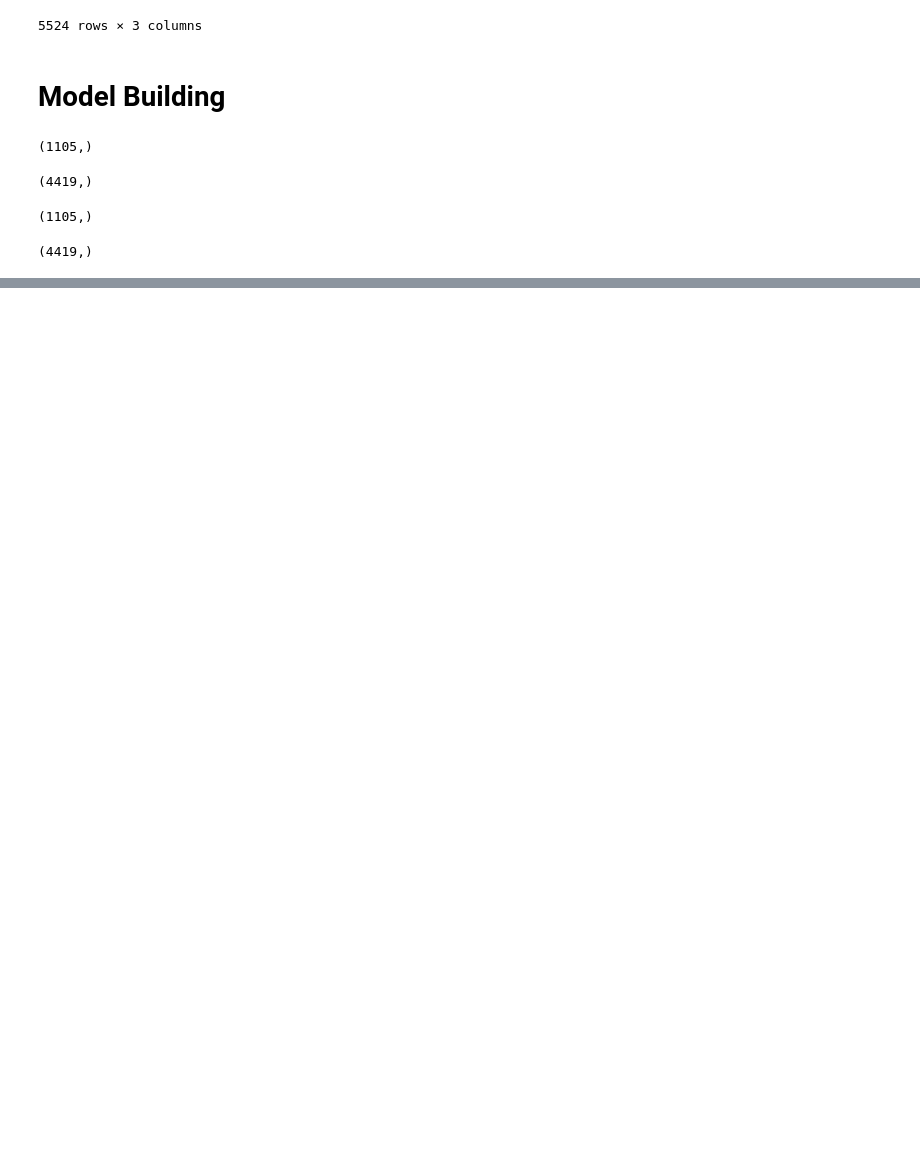
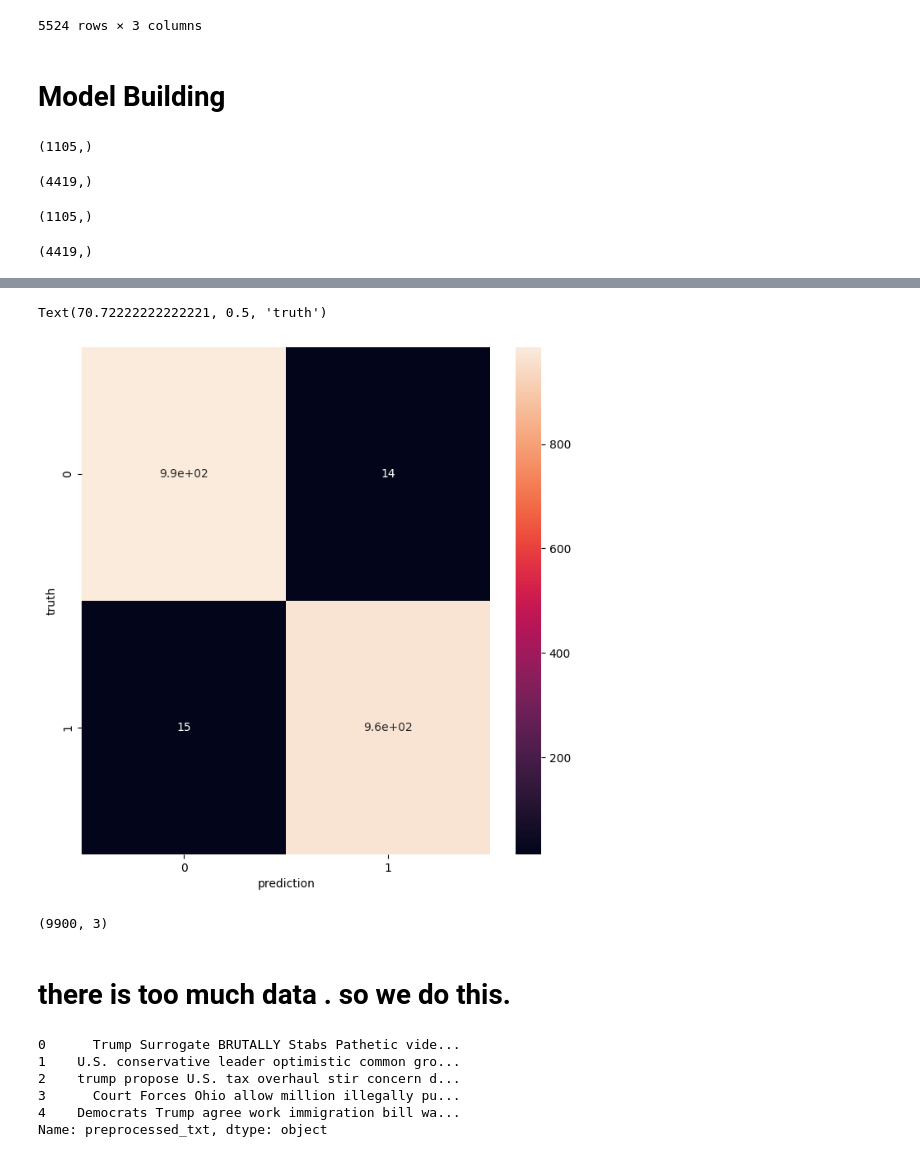
Before and after one commit to BibekRai44/NLP, a Jupyter notebook: bag-of-n-words.ipynb, the cells around one changed output, grey strips where cells are left out. Saved outputs shown, nothing was run; the diff lists cells and outputs as text; code cells hidden in the pictures; blank space fills up the shorter version.

```diff
--- a/bag-of-n-words.ipynb
+++ b/bag-of-n-words.ipynb
@@ -225,0 +259,7 @@ Text(70.72222222222221, 0.5, 'truth')
+# %%
+x=df['Text']
+y=df['label_num']
+# %%
+import sklearn
+from sklearn.model_selection import train_test_split
+X_train,X_test,y_train,y_test=train_test_split(x,y,test_size=0.2,random_state=2022,stratify=df.label_num)
@@ -225,0 +317,12 @@ Text(70.72222222222221, 0.5, 'truth')
+# %%
+from sklearn.ensemble import RandomForestClassifier
+from sklearn.pipeline import Pipeline
+from sklearn.metrics import classification_report
+from sklearn.feature_extraction.text import CountVectorizer
+clf = Pipeline([
+     ('vectorizer_trigrams', CountVectorizer(ngram_range = (3, 3))),        #using the ngram_range parameter
+     ('random_forest', RandomForestClassifier())
+])
+clf.fit(X_train,y_train)
+y_pred=clf.predict(X_test)
+print(classification_report(y_test,y_pred))
@@ -225,0 +338,15 @@ Text(70.72222222222221, 0.5, 'truth')
+# %%
+
+from sklearn.pipeline import Pipeline
+from sklearn.metrics import classification_report
+from sklearn.feature_extraction.text import CountVectorizer
+from sklearn.naive_bayes import MultinomialNB
+clf = Pipeline([
+    ('vectorizer_bow', CountVectorizer(ngram_range = (1, 2))),        #using the ngram_range parameter
+    ('Multi NB', MultinomialNB(alpha=0.75))
+])
+
+
+clf.fit(X_train,y_train)
+y_pred=clf.predict(X_test)
+print(classification_report(y_test,y_pred))
@@ -225,0 +362,13 @@ Text(70.72222222222221, 0.5, 'truth')
+# %%
+from sklearn.metrics import confusion_matrix
+cm=confusion_matrix(y_test,y_pred)
+cm
+from matplotlib import pyplot as plt
+import seaborn as sns
+plt.figure(figsize=(8,8))
+sns.heatmap(cm,annot=True)
+plt.xlabel("prediction")
+plt.ylabel("truth")
+# %% [output]
+Text(70.72222222222221, 0.5, 'truth')
+[figure, added]
@@ -225,0 +391,6 @@ Text(70.72222222222221, 0.5, 'truth')
+# %%
+df.shape
+# %% [output]
+(9900, 3)
+# %% [markdown]
+# there is too much data . so we do this.
@@ -225,0 +401,9 @@ Text(70.72222222222221, 0.5, 'truth')
+# %%
+df.preprocessed_txt.head(5)
+# %% [output]
+0      Trump Surrogate BRUTALLY Stabs Pathetic vide...
+1    U.S. conservative leader optimistic common gro...
+2    trump propose U.S. tax overhaul stir concern d...
+3      Court Forces Ohio allow million illegally pu...
+4    Democrats Trump agree work immigration bill wa...
+Name: preprocessed_txt, dtype: object
```
Also changed, not shown: parts of 18 cells of this notebook.
